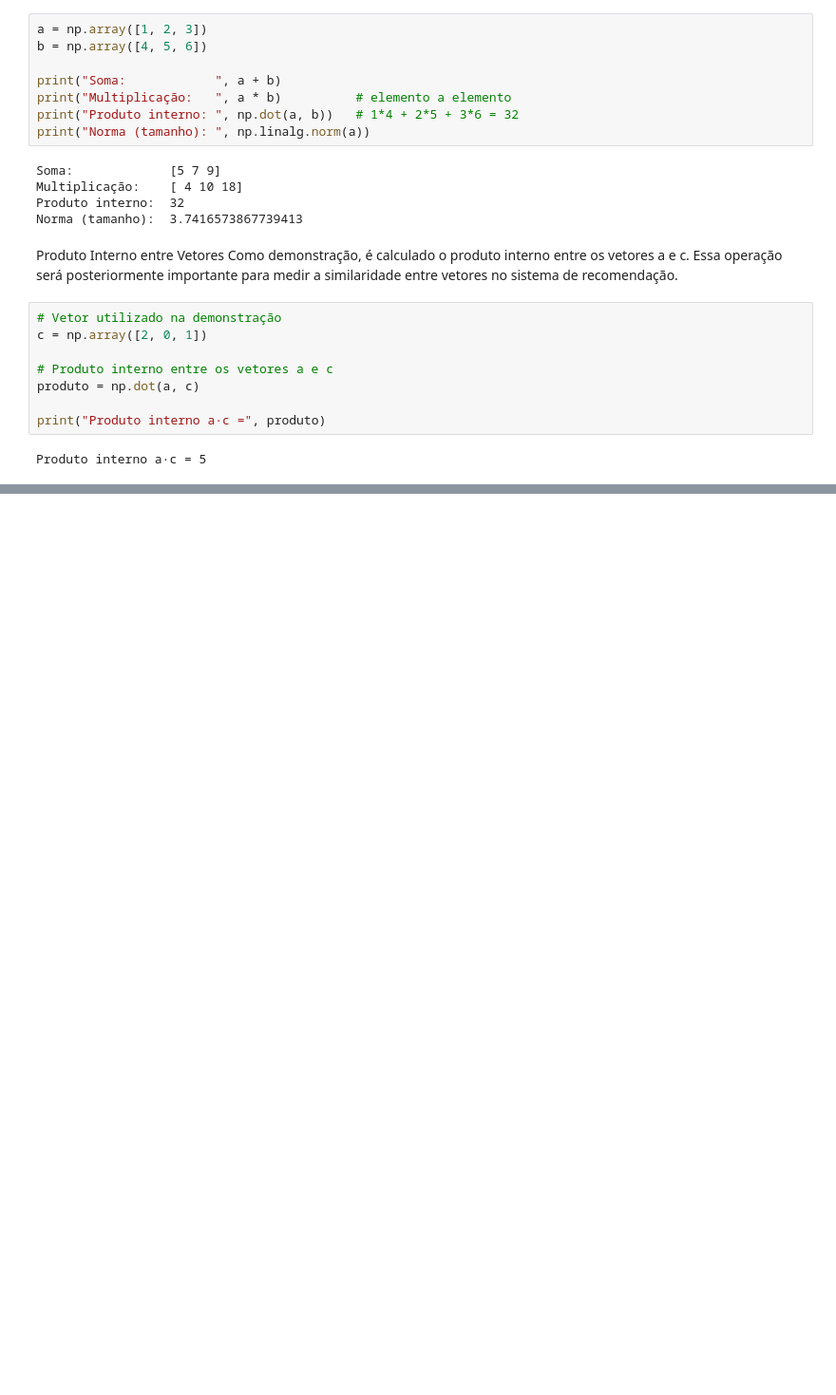
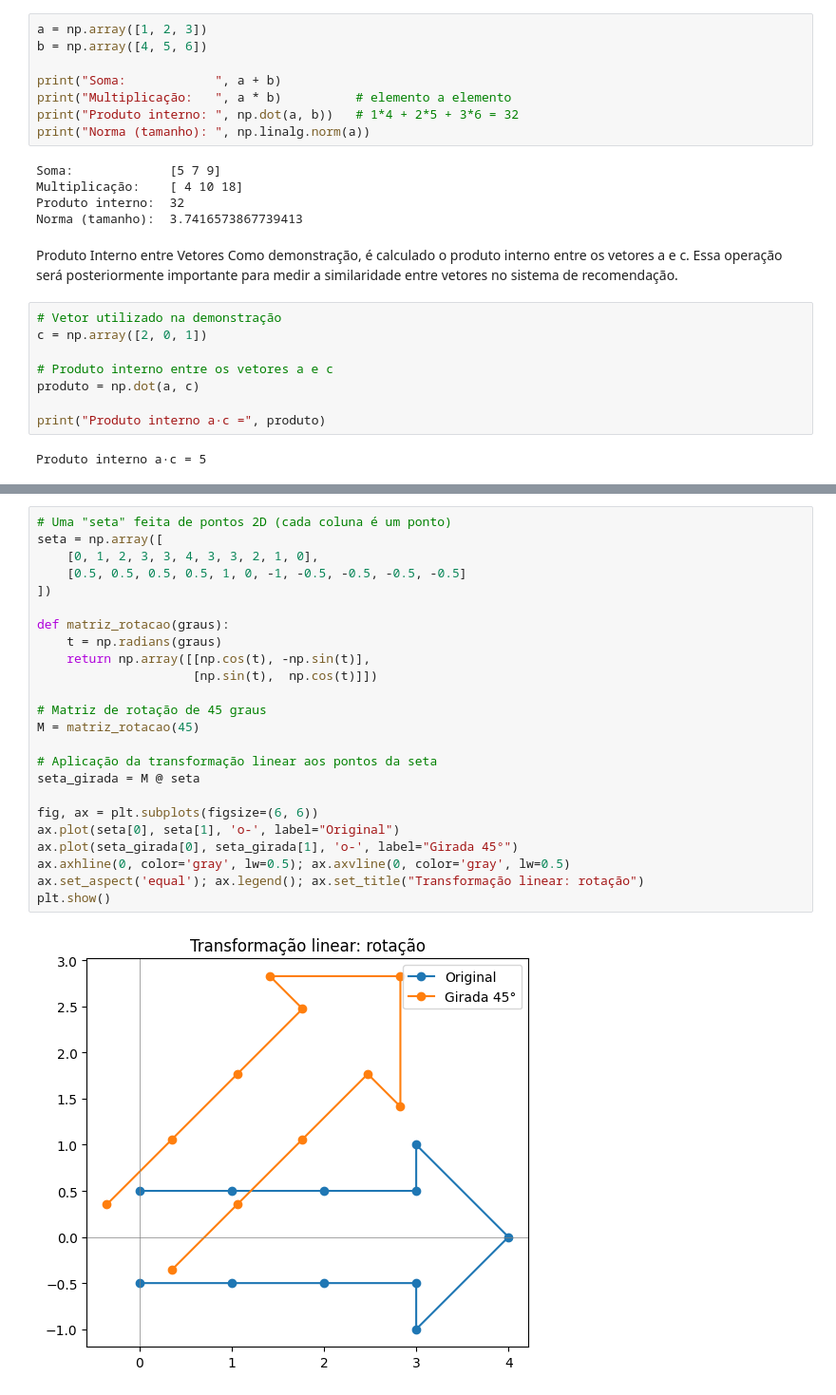
Before and after one commit to RonildoNascimento/recomendador-de-filmes, a Jupyter notebook: Recomendador_de_Filmes.ipynb, the cells around one changed output, grey strips where cells are left out. Shown at 95% size. Drawn from its saved outputs; the diff is of its cells as text; blank space fills up the shorter version.

```diff
--- a/Recomendador_de_Filmes.ipynb
+++ b/Recomendador_de_Filmes.ipynb
@@ -453,0 +162,26 @@ plt.show()
+# %%
+# Uma "seta" feita de pontos 2D (cada coluna é um ponto)
+seta = np.array([
+    [0, 1, 2, 3, 3, 4, 3, 3, 2, 1, 0],
+    [0.5, 0.5, 0.5, 0.5, 1, 0, -1, -0.5, -0.5, -0.5, -0.5]
+])
+
+def matriz_rotacao(graus):
+    t = np.radians(graus)
+    return np.array([[np.cos(t), -np.sin(t)],
+                     [np.sin(t),  np.cos(t)]])
+
+# Matriz de rotação de 45 graus
+M = matriz_rotacao(45)
+
+# Aplicação da transformação linear aos pontos da seta
+seta_girada = M @ seta
+
+fig, ax = plt.subplots(figsize=(6, 6))
+ax.plot(seta[0], seta[1], 'o-', label="Original")
+ax.plot(seta_girada[0], seta_girada[1], 'o-', label="Girada 45°")
+ax.axhline(0, color='gray', lw=0.5); ax.axvline(0, color='gray', lw=0.5)
+ax.set_aspect('equal'); ax.legend(); ax.set_title("Transformação linear: rotação")
+plt.show()
+# %% [output]
+[figure, added]
```
Also changed, not shown: parts of 52 cells of this notebook.
